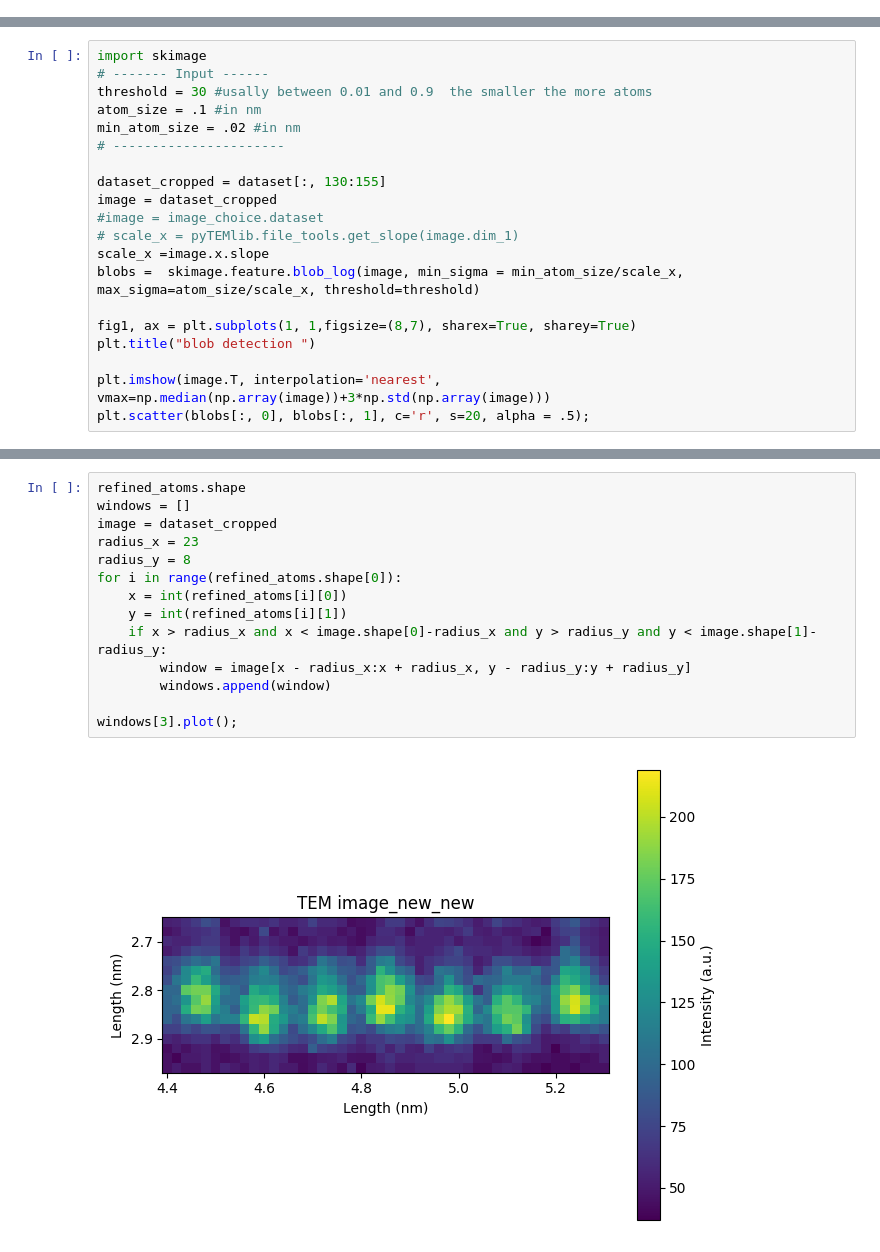
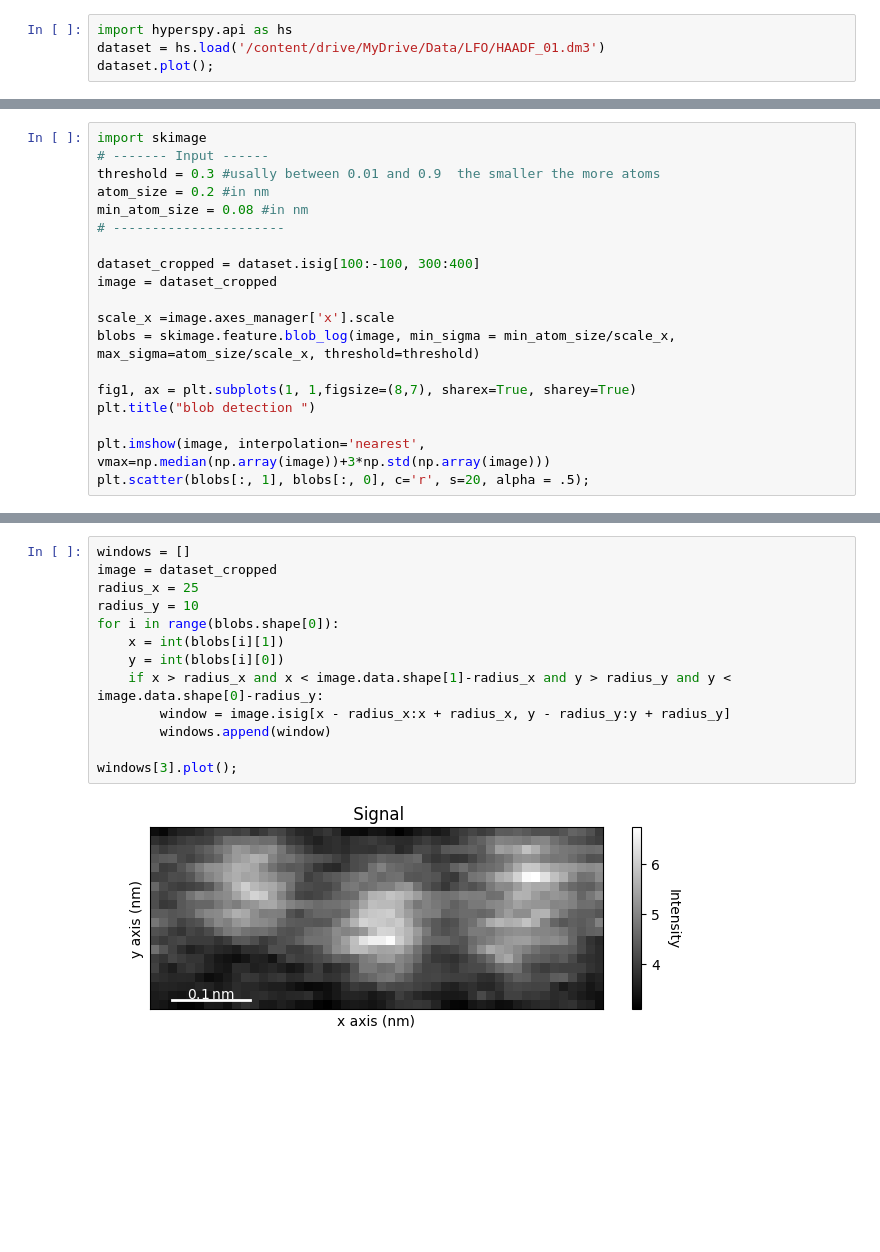
Before and after one commit to jiananwu72/LuFeO3Detect, a Jupyter notebook: LuFeO3/LFOHyperspy.ipynb, the cells around one changed output, grey strips where cells are left out. Cells and saved outputs as stored; diff of their text form; blank space fills up the shorter version.

```diff
--- a/LuFeO3/LFOHyperspy.ipynb
+++ b/LuFeO3/LFOHyperspy.ipynb
@@ -77,0 +42,4 @@ dataset.plot();
+# %%
+import hyperspy.api as hs
+dataset = hs.load('/content/drive/MyDrive/Data/LFO/HAADF_01.dm3')
+dataset.plot();
@@ -78,21 +48,20 @@ dataset.plot();
 # %%
 import skimage
 # ------- Input ------
-threshold = 30 #usally between 0.01 and 0.9  the smaller the more atoms
-atom_size = .1 #in nm
-min_atom_size = .02 #in nm
+threshold = 0.3 #usally between 0.01 and 0.9  the smaller the more atoms
+atom_size = 0.2 #in nm
+min_atom_size = 0.08 #in nm
 # ----------------------
 
-dataset_cropped = dataset[:, 130:155]
+dataset_cropped = dataset.isig[100:-100, 300:400]
 image = dataset_cropped
-#image = image_choice.dataset
-# scale_x = pyTEMlib.file_tools.get_slope(image.dim_1)
-scale_x =image.x.slope
-blobs =  skimage.feature.blob_log(image, min_sigma = min_atom_size/scale_x, max_sigma=atom_size/scale_x, threshold=threshold)
+
+scale_x =image.axes_manager['x'].scale
+blobs = skimage.feature.blob_log(image, min_sigma = min_atom_size/scale_x, max_sigma=atom_size/scale_x, threshold=threshold)
 
 fig1, ax = plt.subplots(1, 1,figsize=(8,7), sharex=True, sharey=True)
 plt.title("blob detection ")
 
-plt.imshow(image.T, interpolation='nearest', vmax=np.median(np.array(image))+3*np.std(np.array(image)))
-plt.scatter(blobs[:, 0], blobs[:, 1], c='r', s=20, alpha = .5);
+plt.imshow(image, interpolation='nearest', vmax=np.median(np.array(image))+3*np.std(np.array(image)))
+plt.scatter(blobs[:, 1], blobs[:, 0], c='r', s=20, alpha = .5);
 # %% [output]
@@ -150,19 +69,18 @@ using radius  3 pixels
 # %%
-refined_atoms.shape
 windows = []
 image = dataset_cropped
-radius_x = 23
-radius_y = 8
-for i in range(refined_atoms.shape[0]):
-    x = int(refined_atoms[i][0])
-    y = int(refined_atoms[i][1])
-    if x > radius_x and x < image.shape[0]-radius_x and y > radius_y and y < image.shape[1]-radius_y:
-        window = image[x - radius_x:x + radius_x, y - radius_y:y + radius_y]
+radius_x = 25
+radius_y = 10
+for i in range(blobs.shape[0]):
+    x = int(blobs[i][1])
+    y = int(blobs[i][0])
+    if x > radius_x and x < image.data.shape[1]-radius_x and y > radius_y and y < image.data.shape[0]-radius_y:
+        window = image.isig[x - radius_x:x + radius_x, y - radius_y:y + radius_y]
         windows.append(window)
 
 windows[3].plot();
 # %% [output]
-[figure, old version]
+[figure, new version]
 # %%
 sums = []
 for i in range(len(windows)):
```
Also changed, not shown: parts of 10 cells of this notebook.
